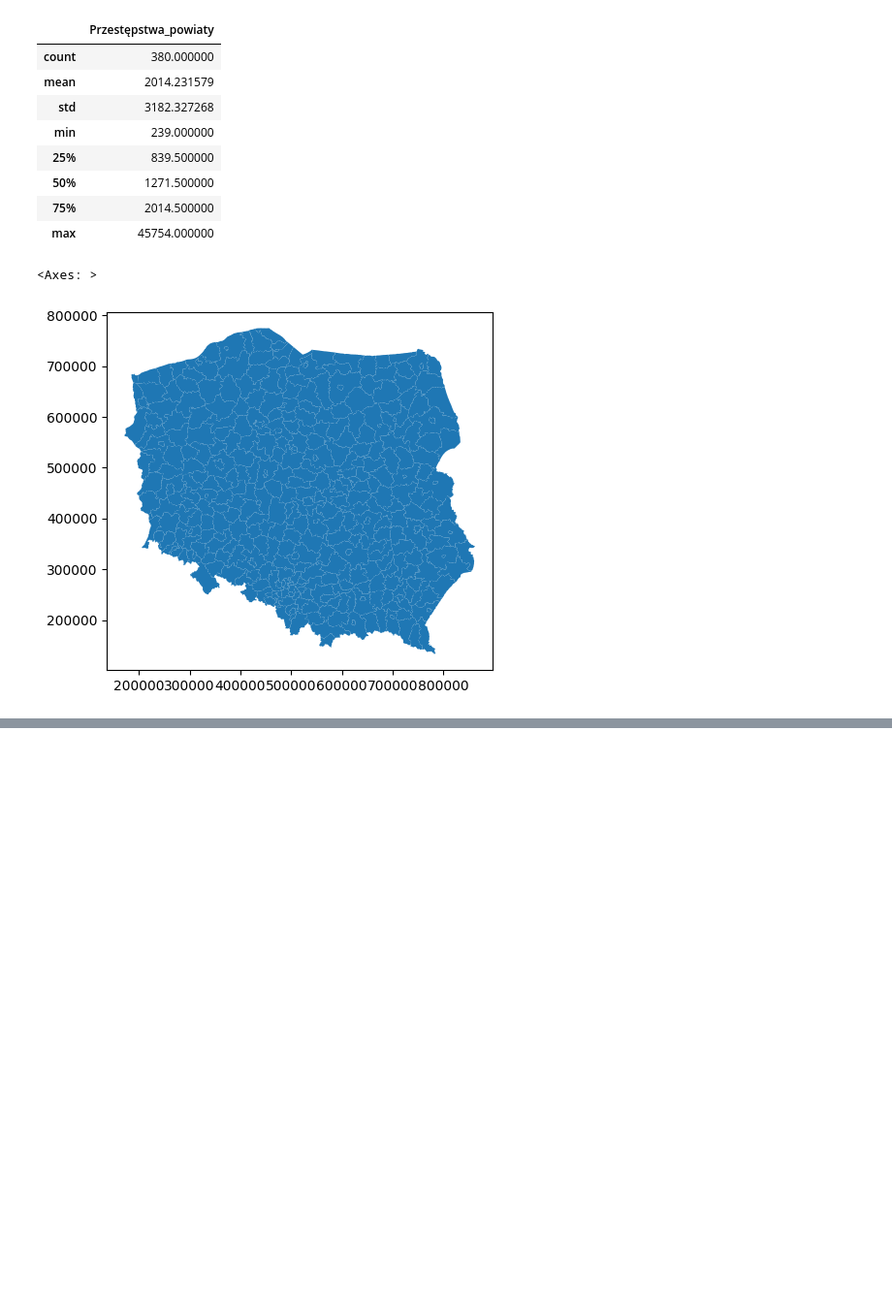
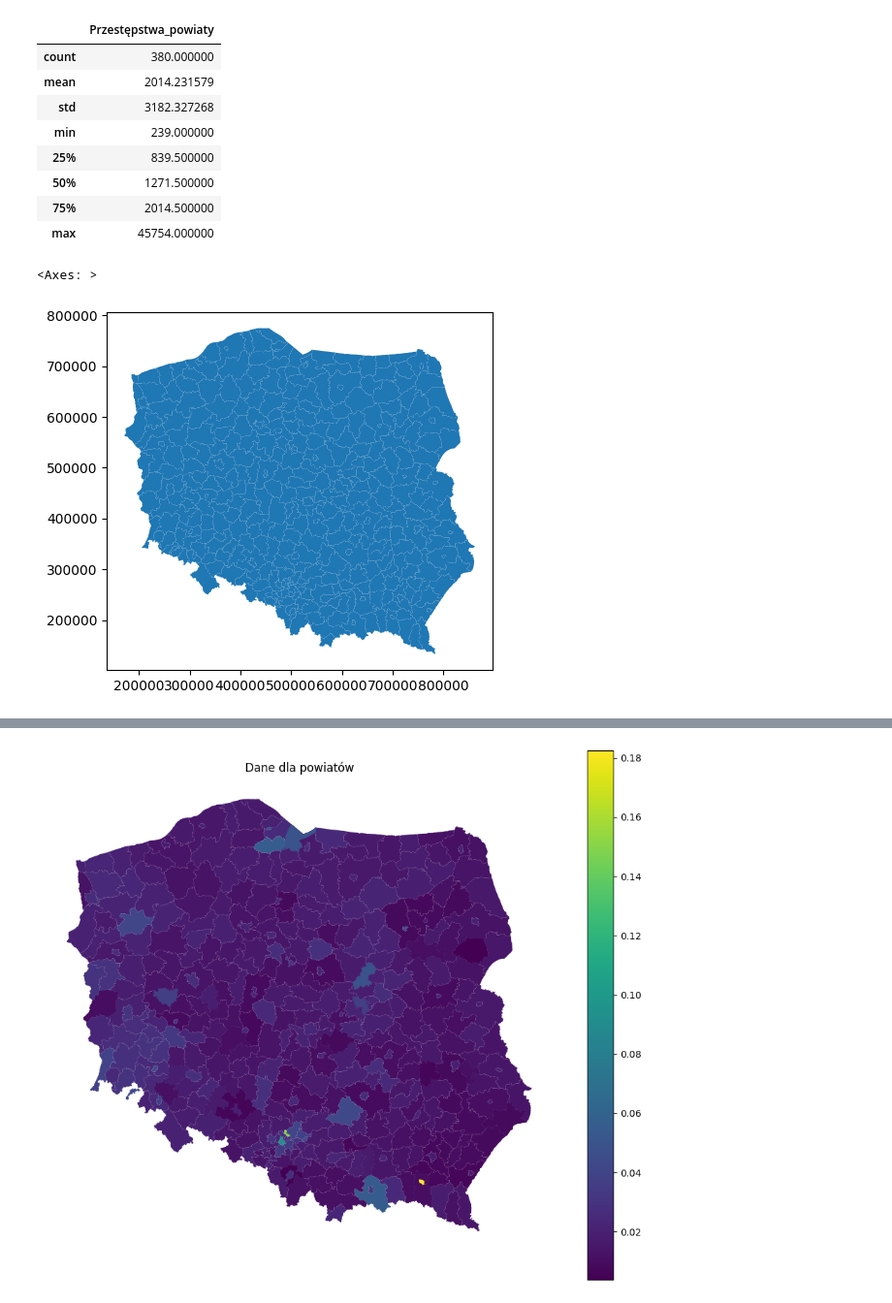
Before and after one commit to Psylo1226/Spatial-econometrics, a Jupyter notebook: Projekt_2/Projekt_2.ipynb, the cells around one changed output, grey strips where cells are left out. Shown at 97% size. Saved outputs shown, nothing was run; the diff lists cells and outputs as text; code cells hidden in the pictures; blank space fills up the shorter version.

```diff
--- a/Projekt_2/Projekt_2.ipynb
+++ b/Projekt_2/Projekt_2.ipynb
@@ -141,3 +249,15 @@ pow_m['JPT_NAZWA_'] = pow_m['JPT_NAZWA_'].str.replace('powiat ', '', regex=False
+# %%
+merged_pow = pow_m.merge(pow, on='JPT_NAZWA_')
+
+fig, ax = plt.subplots(1, 1, figsize=(12, 10))
+merged_pow.plot(column='Przestępstwa_średnia_powiaty',
+               ax=ax,
+               legend=True)
+ax.set_axis_off()
+plt.title('Dane dla powiatów')
+plt.show()
+# %% [output]
+[figure, added]
 # %%
 from mapclassify import classify
 import matplotlib.pyplot as plt
```
Also changed, not shown: parts of 11 cells of this notebook, 1 other file.
